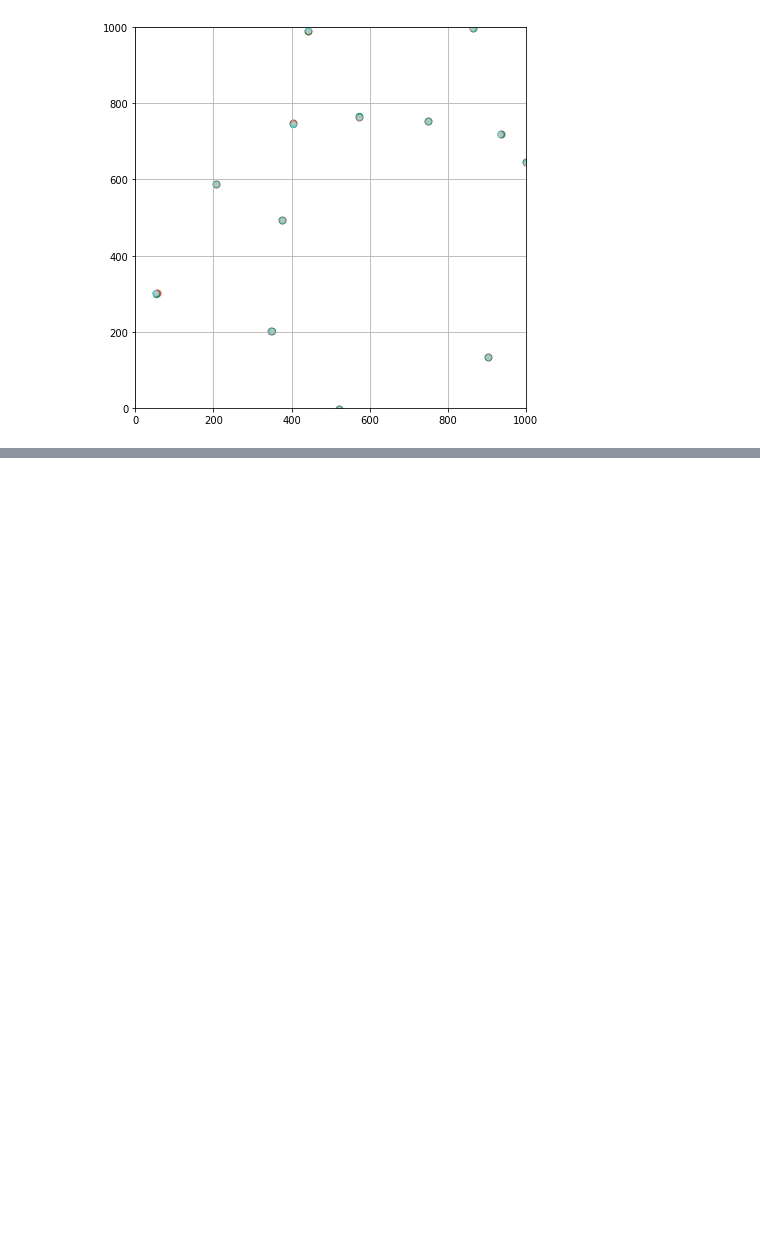
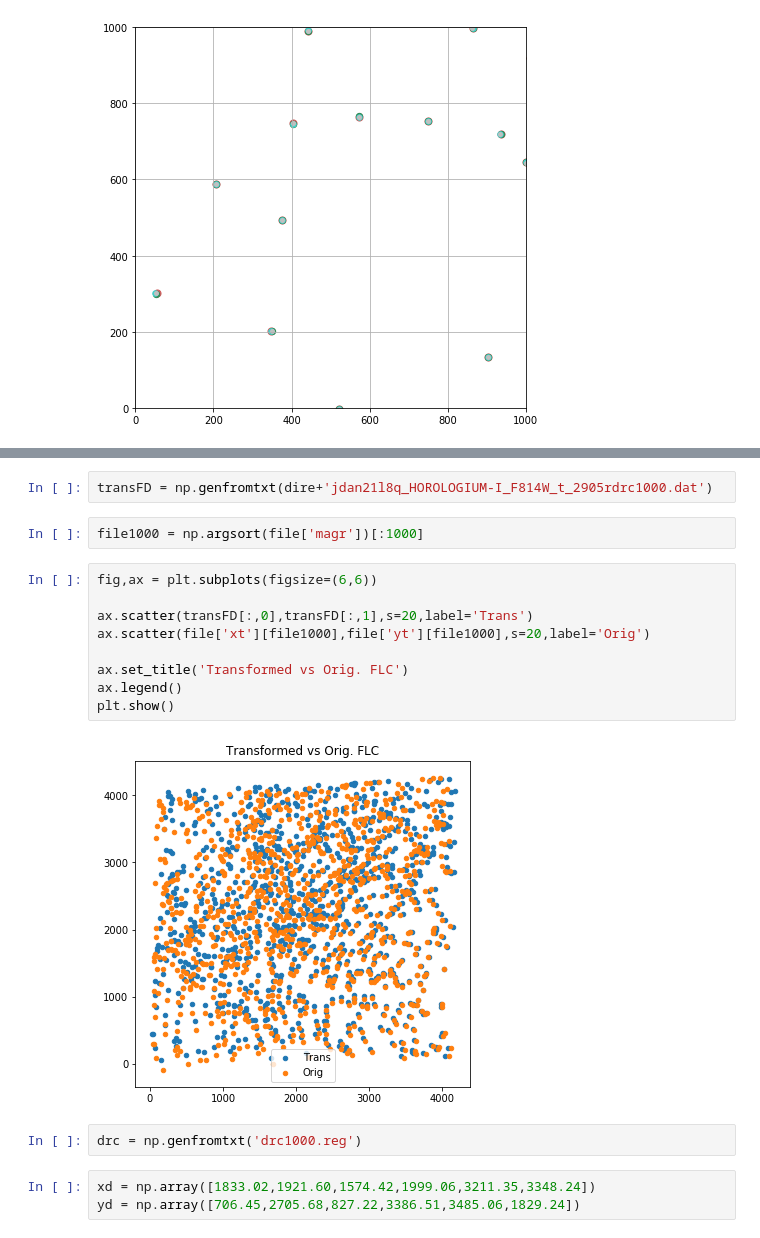
Before and after one commit to hrichstein/photRun0520, a Jupyter notebook: ditherMatching1000.ipynb, the cells around one changed output, grey strips where cells are left out. Drawn from its saved outputs; the diff is of its cells as text; blank space fills up the shorter version.

```diff
--- a/ditherMatching1000.ipynb
+++ b/ditherMatching1000.ipynb
@@ -325,0 +362,20 @@ plt.show()
+# %%
+transFD = np.genfromtxt(dire+'jdan21l8q_HOROLOGIUM-I_F814W_t_2905rdrc1000.dat')
+# %%
+file1000 = np.argsort(file['magr'])[:1000]
+# %%
+fig,ax = plt.subplots(figsize=(6,6))
+
+ax.scatter(transFD[:,0],transFD[:,1],s=20,label='Trans')
+ax.scatter(file['xt'][file1000],file['yt'][file1000],s=20,label='Orig')
+
+ax.set_title('Transformed vs Orig. FLC')
+ax.legend()
+plt.show()
+# %% [output]
+[figure, added]
+# %%
+drc = np.genfromtxt('drc1000.reg')
+# %%
+xd = np.array([1833.02,1921.60,1574.42,1999.06,3211.35,3348.24])
+yd = np.array([706.45,2705.68,827.22,3386.51,3485.06,1829.24])
```
Also changed, not shown: parts of 6 cells of this notebook, 5 other files.
